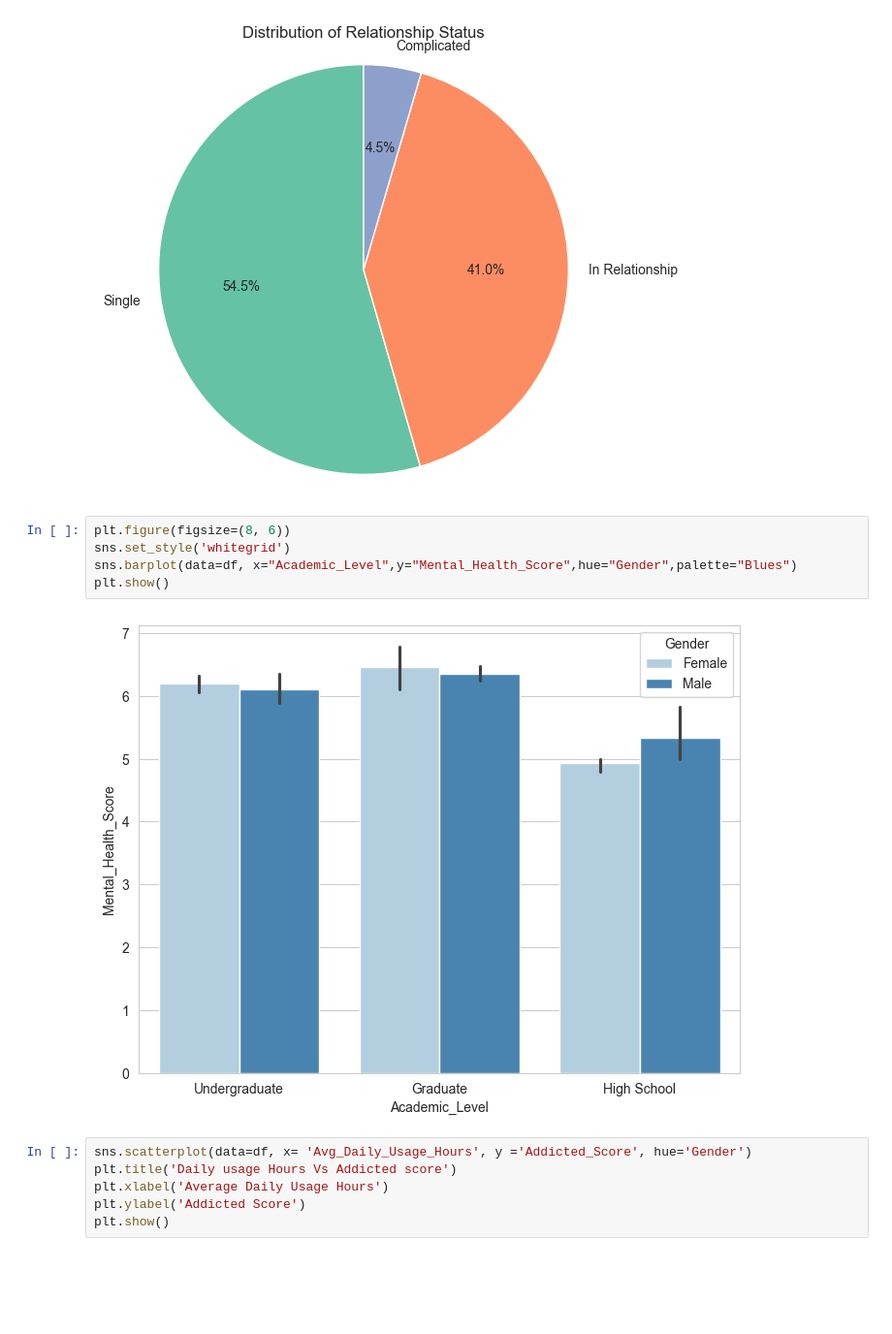
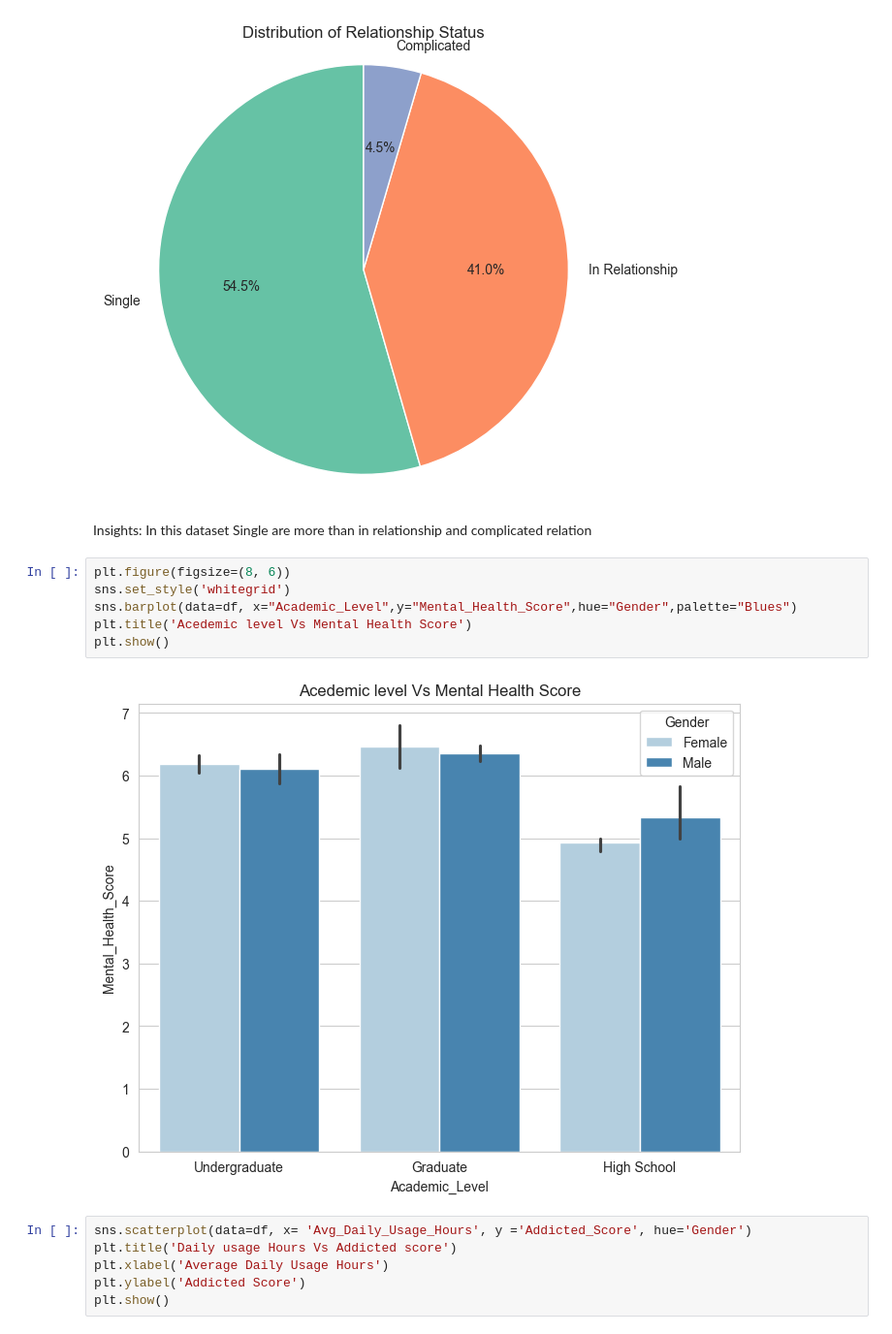
Before and after one commit to chaudhary-dotcom/socialMedia_addication, a Jupyter notebook: soclMedAddication.ipynb, the cells around one changed output. Shown: that part at 97% size. Drawn from its saved outputs; the diff is of its cells as text; blank space fills up the shorter version.

```diff
--- a/soclMedAddication.ipynb
+++ b/soclMedAddication.ipynb
@@ -173,13 +177,16 @@ plt.title('Distribution of Relationship Status')
 plt.show()
 # %% [output]
 [figure]
+# %% [markdown]
+Insights: In this dataset Single are more than in relationship and complicated relation
 # %%
 plt.figure(figsize=(8, 6))
 sns.set_style('whitegrid')
 sns.barplot(data=df, x="Academic_Level",y="Mental_Health_Score",hue="Gender",palette="Blues")
+plt.title('Acedemic level Vs Mental Health Score')
 plt.show()
 # %% [output]
-[figure, old version]
+[figure, new version]
 # %%
 sns.scatterplot(data=df, x= 'Avg_Daily_Usage_Hours', y ='Addicted_Score', hue='Gender')
 plt.title('Daily usage Hours Vs Addicted score')
```
Also changed, not shown: parts of 35 cells of this notebook.
